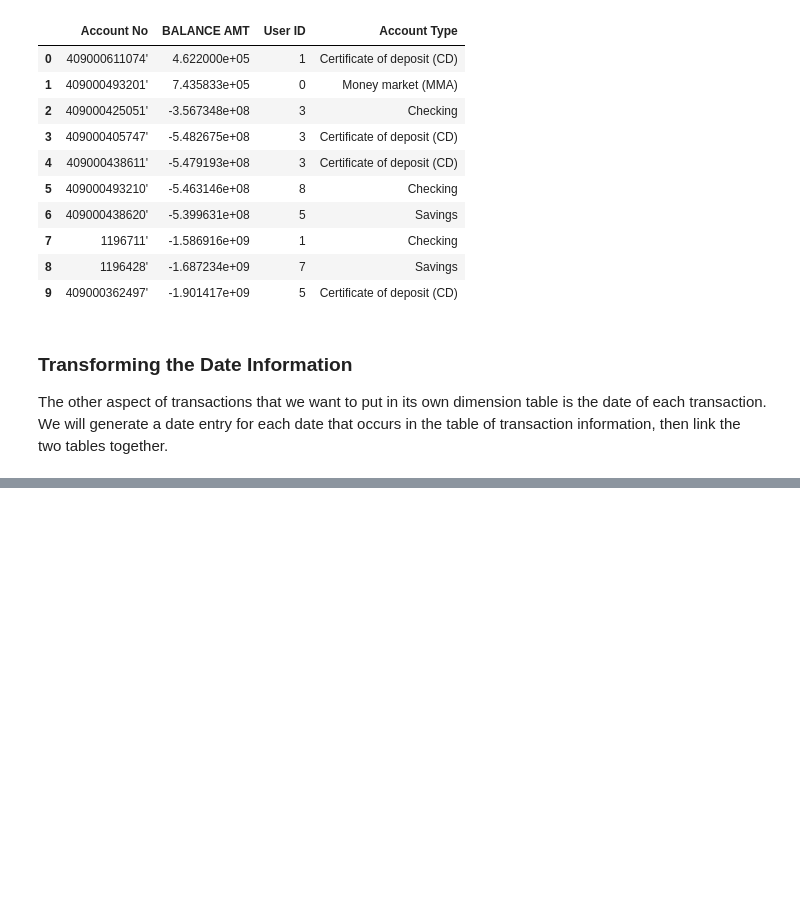
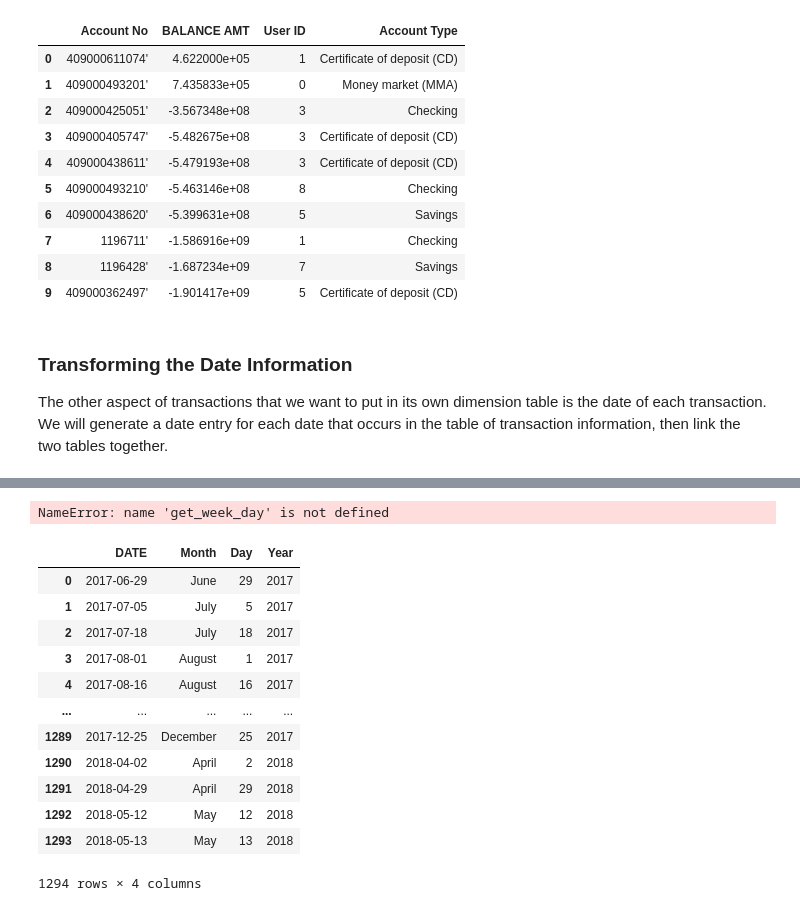
Before and after one commit to MKhour/DSProject1, a Jupyter notebook: DSProject1.ipynb, the cells around one changed output, grey strips where cells are left out. Drawn from its saved outputs; the diff is of its cells as text; code cells hidden in the pictures; blank space fills up the shorter version.

Commit message:
Transform date data

```diff
--- a/DSProject1.ipynb
+++ b/DSProject1.ipynb
@@ -295,0 +334,26 @@ The other aspect of transactions that we want to put in its own dimension table
+# %%
+date_info["Day"] = date_info.apply(lambda row: get_day(row["DATE"]), axis=1)
+# %%
+date_info["Month"] = date_info.apply(lambda row: get_month(row["DATE"]), axis=1)
+# %%
+date_info["Year"] = date_info.apply(lambda row: get_year(row["DATE"]), axis=1)
+# %%
+date_info["Day of the Week"] = date_info.apply(lambda row: get_week_day(row["DATE"]), axis=1)
+# %% [output]
+NameError: name 'get_week_day' is not defined
+# %%
+date_info
+# %% [output]
+|  | DATE | Month | Day | Year |
+| 0 | 2017-06-29 | June | 29 | 2017 |
+| 1 | 2017-07-05 | July | 5 | 2017 |
+| 2 | 2017-07-18 | July | 18 | 2017 |
+| 3 | 2017-08-01 | August | 1 | 2017 |
+| 4 | 2017-08-16 | August | 16 | 2017 |
+| ... | ... | ... | ... | ... |
+| 1289 | 2017-12-25 | December | 25 | 2017 |
+| 1290 | 2018-04-02 | April | 2 | 2018 |
+| 1291 | 2018-04-29 | April | 29 | 2018 |
+| 1292 | 2018-05-12 | May | 12 | 2018 |
+| 1293 | 2018-05-13 | May | 13 | 2018 |
+1294 rows × 4 columns
```
Also changed, not shown: parts of 14 cells of this notebook.
